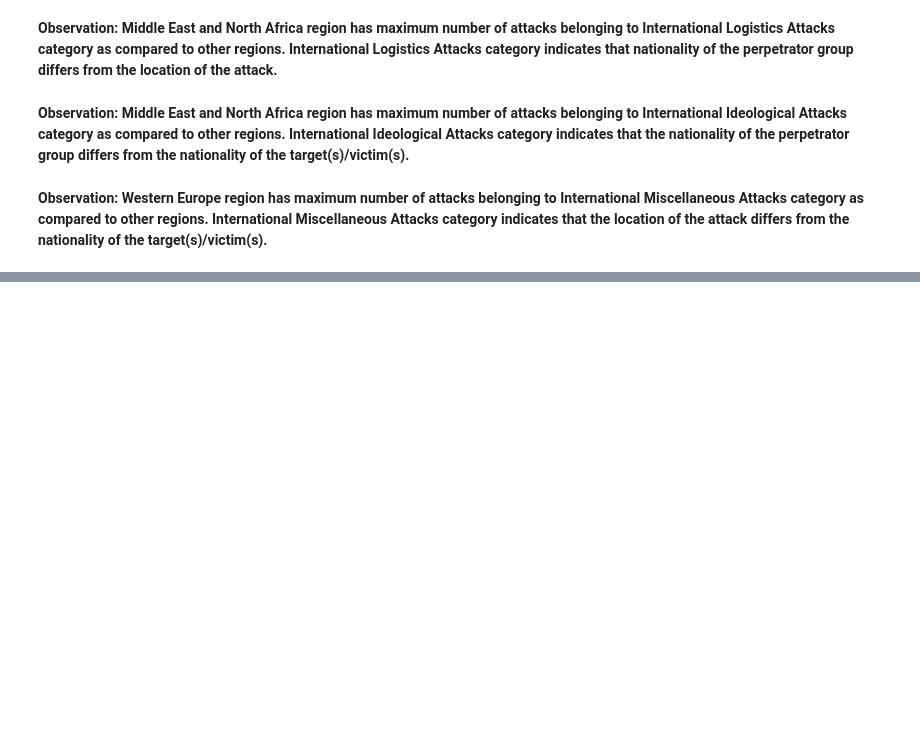
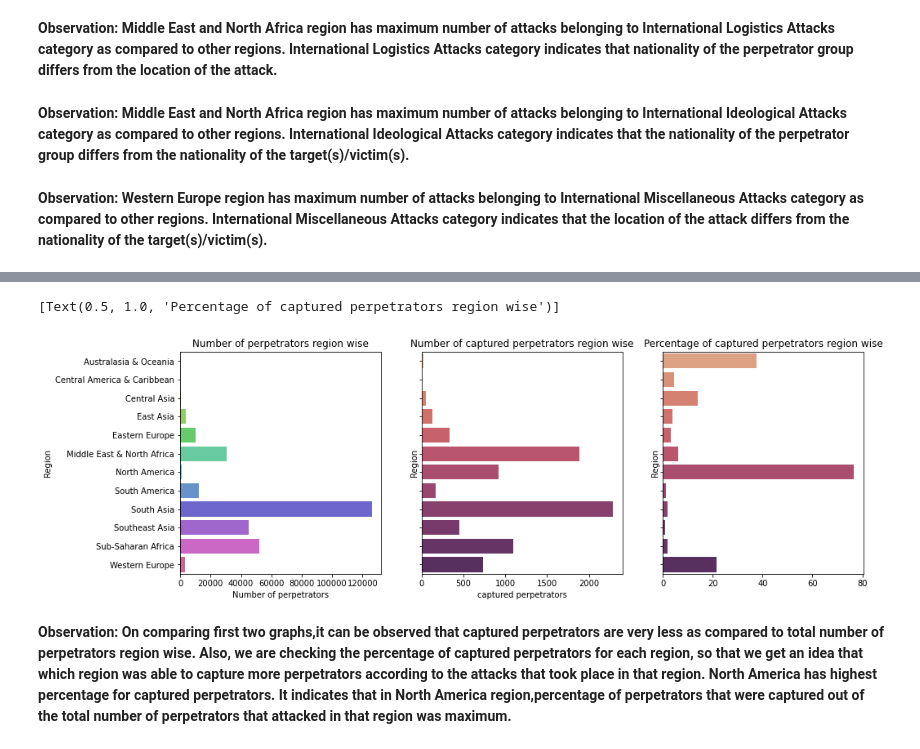
Before and after one commit to SAKSHIDHYANI/Global-Terrorism-Analysis, a Jupyter notebook: Global_Terrorism_Analysis.ipynb, the cells around one changed output, grey strips where cells are left out. Saved outputs shown, nothing was run; the diff lists cells and outputs as text; code cells hidden in the pictures; blank space fills up the shorter version.

```diff
--- a/Global_Terrorism_Analysis.ipynb
+++ b/Global_Terrorism_Analysis.ipynb
@@ -761,0 +792,15 @@ the attack differs from the nationality of the target(s)/victim(s).**
+# %%
+# Plotting graphs for total perpetrators and captured perpetrators count region wise
+
+GTD_data_selected = GTD_data[(GTD_data['Region']!= 'Unknown') &(GTD_data['captured perpetrators']>=0)&(GTD_data['Number of perpetrators']>=0)]
+GTD_data_selected = GTD_data_selected.groupby('Region').agg({'captured perpetrators':sum ,'Number of perpetrators':sum})
+GTD_data_selected.reset_index(inplace=True)
+fig, (ax1, ax2,ax3) = plt.subplots(ncols=3,figsize=(15,5),sharey=True)
+sns.barplot(y=GTD_data_selected['Region'],x=GTD_data_selected['Number of perpetrators'],palette = "hls",ax=ax1).set(title="Number of perpetrators region wise")
+sns.barplot(y=GTD_data_selected['Region'],x=GTD_data_selected['captured perpetrators'],palette = "flare",ax=ax2).set(title="Number of captured perpetrators region wise")
+sns.barplot(y=GTD_data_selected['Region'],x=(GTD_data_selected['captured perpetrators']/GTD_data_selected['Number of perpetrators'])*100,palette = "flare",ax=ax3).set(title="Percentage of captured perpetrators region wise")
+# %% [output]
+[Text(0.5, 1.0, 'Percentage of captured perpetrators region wise')]
+[figure, added]
+# %% [markdown]
+**Observation: On comparing first two graphs,it can be observed that captured perpetrators are very less as compared to total number of perpetrators region wise. Also, we are checking the percentage of captured perpetrators for each region, so that we get an idea that which region was able to capture more perpetrators according to the attacks that took place in that region. North America has highest percentage for captured perpetrators. It indicates that in North America region,percentage of perpetrators that were captured out of the total number of perpetrators that attacked in that region was maximum.**
```
Also changed, not shown: parts of 15 cells of this notebook.
